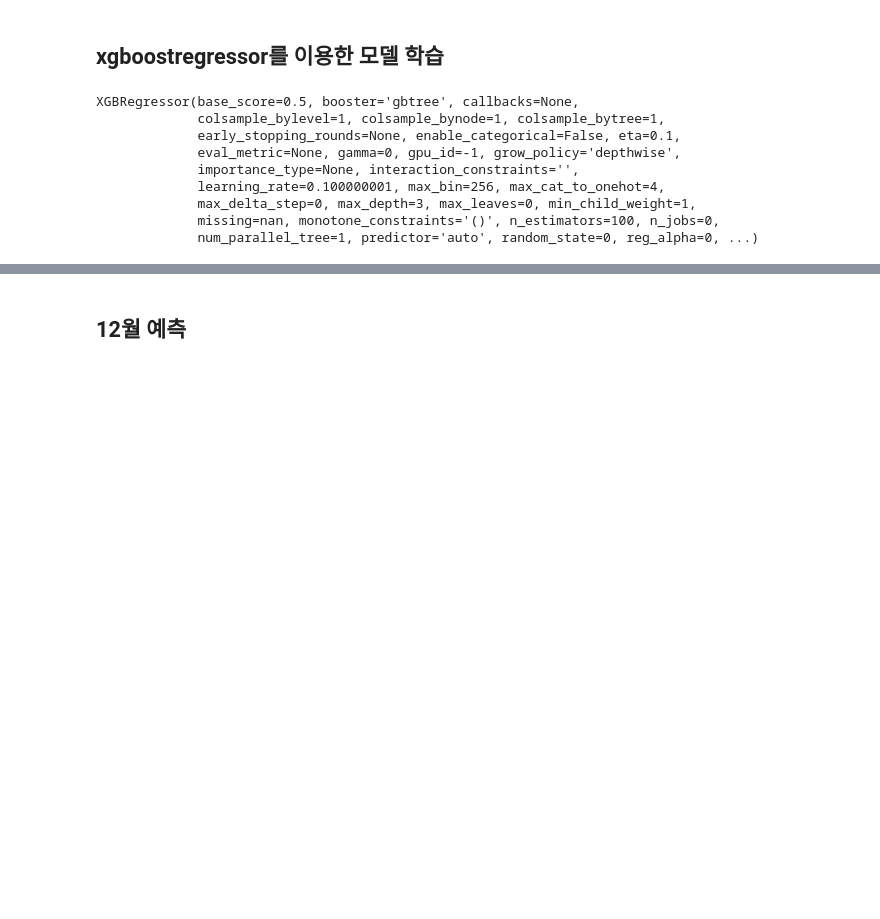
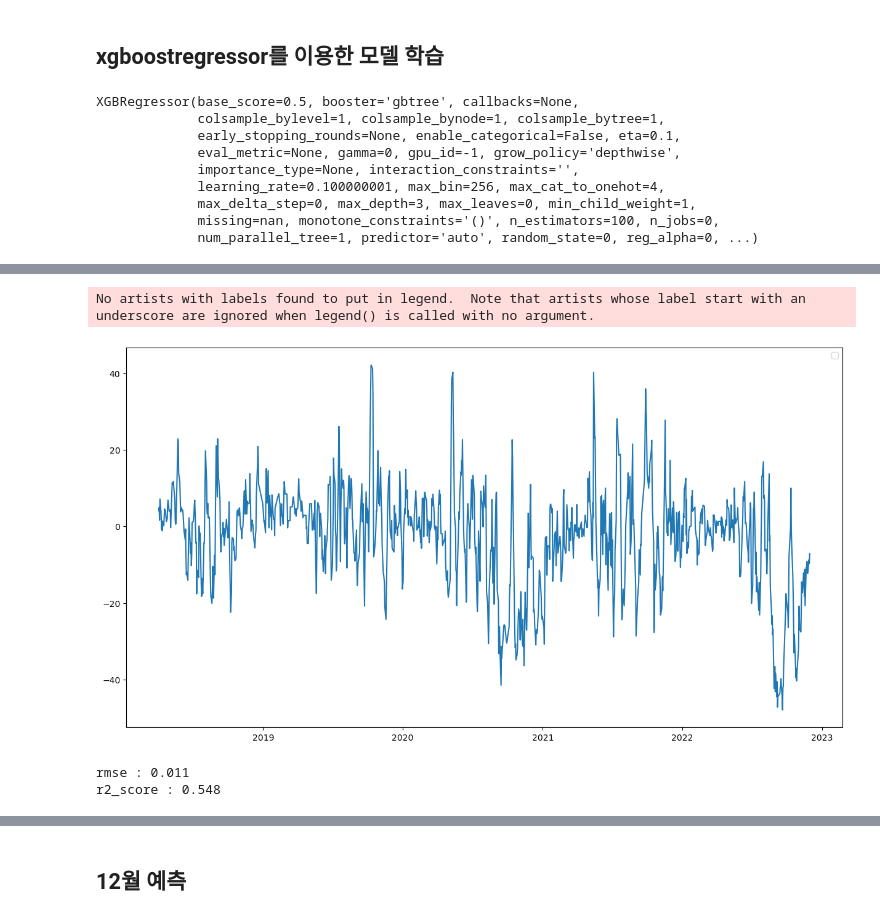
Before and after one commit to Kim-Hyunah/Final_Predict_Agricultural, a Jupyter notebook: model_pred_price_xgb_jinhyeok.ipynb, the cells around one changed output, grey strips where cells are left out. Saved outputs shown, nothing was run; the diff lists cells and outputs as text; code cells hidden in the pictures; blank space fills up the shorter version.

```diff
--- a/model_pred_price_xgb_jinhyeok.ipynb
+++ b/model_pred_price_xgb_jinhyeok.ipynb
@@ -247,0 +306,31 @@ r2_score : 0.982
+# %%
+# 오차율
+y_diff = (y_pred_inv-y_tst_inv)/y_tst_inv*100
+# %%
+fig = plt.figure(figsize=(15,8))
+plt.plot(target.index[len_y:], y_diff.reshape(-1))
+# plt.plot(target.index[len_y:], 0)
+plt.legend()
+plt.show()
+# %% [output]
+No artists with labels found to put in legend.  Note that artists whose label start with an underscore are ignored when legend() is called with no argument.
+[figure, added]
+# %%
+## 11월달 예측
+
+xgb_nov = XGBRegressor(eta=grid_xgb.best_params_["learning_rate"],
+                        n_estimators=grid_xgb.best_params_["n_estimators"],
+                        max_depth = grid_xgb.best_params_["max_depth"],
+                        gamma=grid_xgb.best_params_["gamma"],
+                        min_child_weight=grid_xgb.best_params_["min_child_weight"],
+                        colsample_bytree = 1,
+                        reg_alpha = 0,
+                        reg_lambda = 0,
+                        subsample = 0.5)
+xgb_nov.fit(X_train2, y_train2)
+y_pred3 = xgb_nov.predict(X_test2)
+print("rmse :", round(np.sqrt(mean_squared_error(y_test2, y_pred3)),3))
+print("r2_score :", round(r2_score(y_test2, y_pred3),3))
+# %% [output]
+rmse : 0.011
+r2_score : 0.548
```
Also changed, not shown: parts of 17 cells of this notebook, 1 other file.
